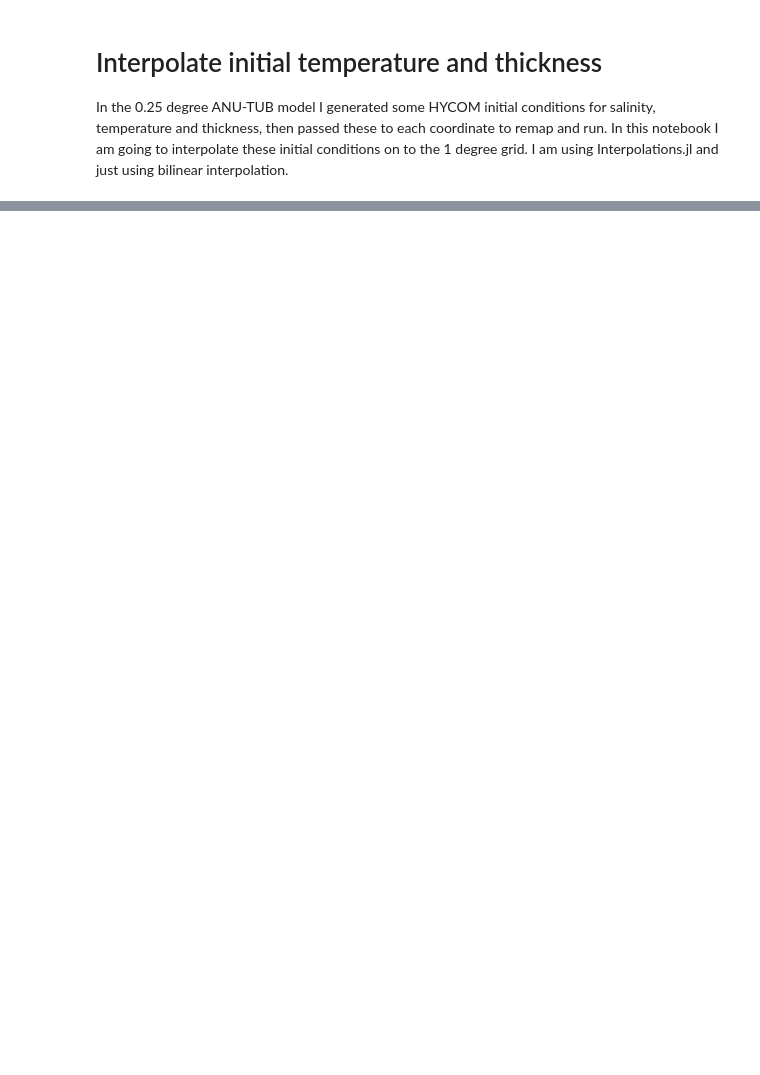
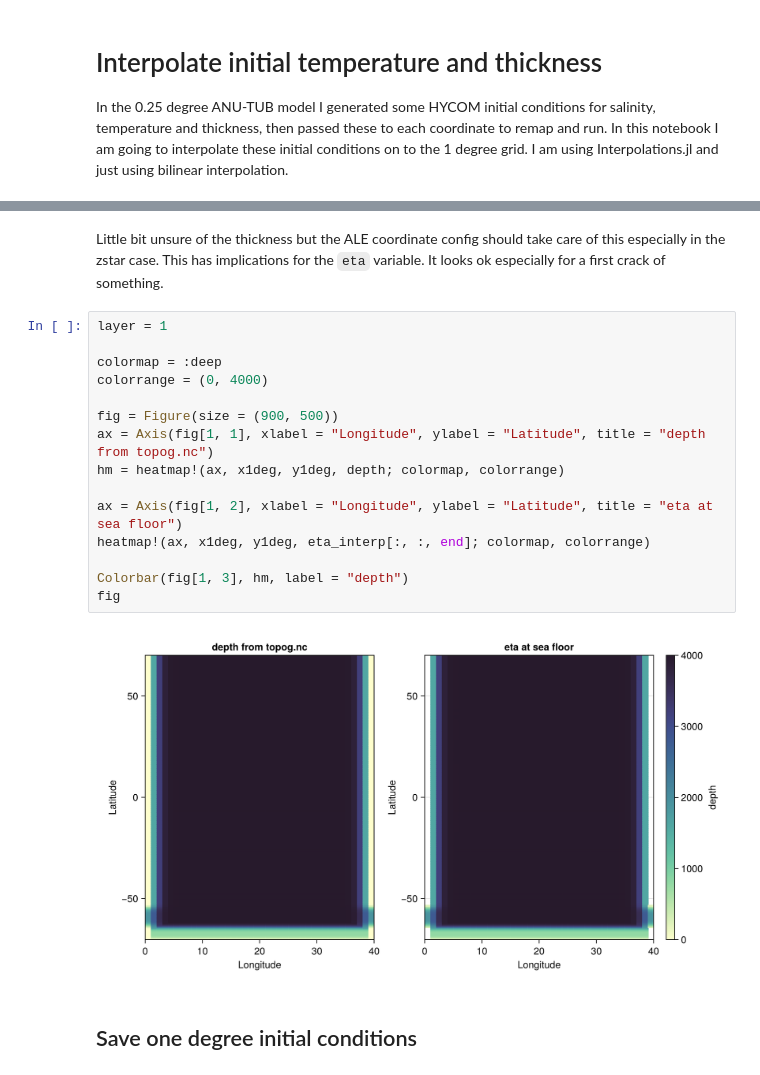
Before and after one commit to jbisits/anu-tub, a Jupyter notebook: input/anu-tub/interpolate_ics.ipynb, the cells around one changed output, grey strips where cells are left out. Drawn from its saved outputs; the diff is of its cells as text; blank space fills up the shorter version.

```diff
--- a/input/anu-tub/interpolate_ics.ipynb
+++ b/input/anu-tub/interpolate_ics.ipynb
@@ -38,0 +162,23 @@ Precompiling packages...
+# %% [markdown]
+Little bit unsure of the thickness but the ALE coordinate config should take care of this especially in the zstar case.
+This has implications for the `eta` variable.
+It looks ok especially for a first crack of something.
+# %%
+layer = 1
+
+colormap = :deep
+colorrange = (0, 4000)
+
+fig = Figure(size = (900, 500))
+ax = Axis(fig[1, 1], xlabel = "Longitude", ylabel = "Latitude", title = "depth from topog.nc")
+hm = heatmap!(ax, x1deg, y1deg, depth; colormap, colorrange)
+
+ax = Axis(fig[1, 2], xlabel = "Longitude", ylabel = "Latitude", title = "eta at sea floor")
+heatmap!(ax, x1deg, y1deg, eta_interp[:, :, end]; colormap, colorrange)
+
+Colorbar(fig[1, 3], hm, label = "depth")
+fig
+# %% [output]
+[figure, added]
+# %% [markdown]
+## Save one degree initial conditions
```
Also changed, not shown: parts of 16 cells of this notebook, 1 other file.
